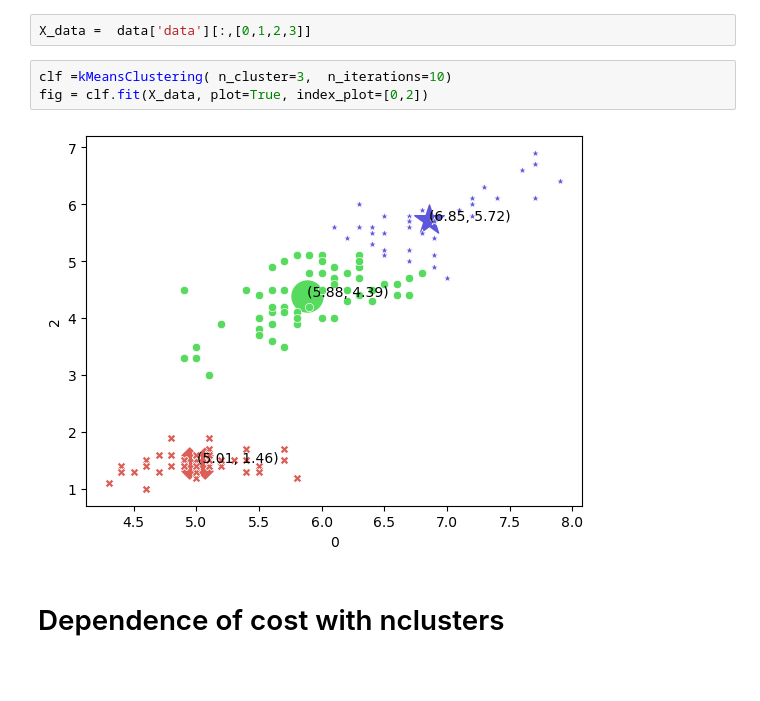
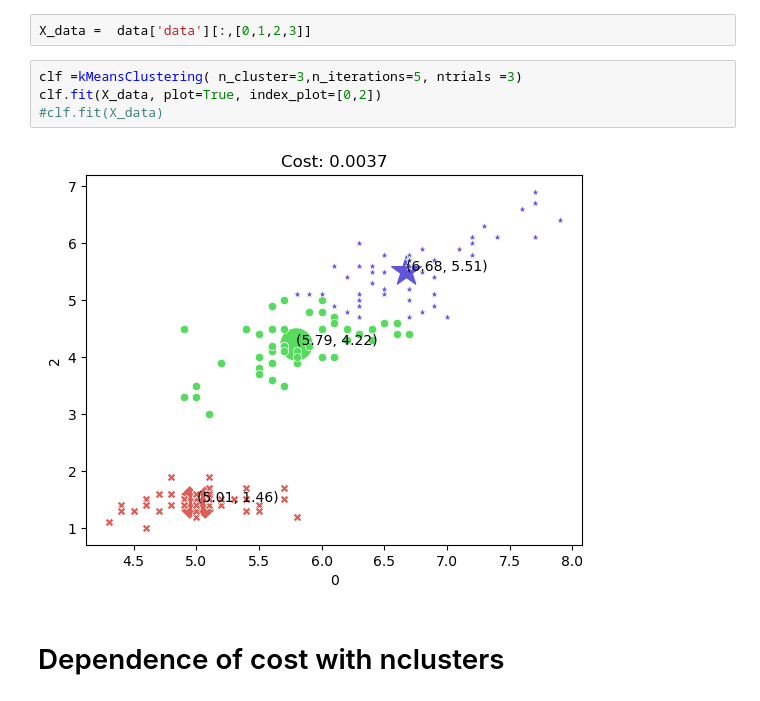
Before and after one commit to soumenhalder/ML, a Jupyter notebook: clustering/Kmeans_clustering.ipynb, the cells around one changed output. Saved outputs shown, nothing was run; the diff lists cells and outputs as text; blank space fills up the shorter version.

```diff
--- a/clustering/Kmeans_clustering.ipynb
+++ b/clustering/Kmeans_clustering.ipynb
@@ -80,10 +96,11 @@ class kMeansClustering:
 # %%
 X_data =  data['data'][:,[0,1,2,3]]
 # %%
-clf =kMeansClustering( n_cluster=3,  n_iterations=10)
-fig = clf.fit(X_data, plot=True, index_plot=[0,2])
+clf =kMeansClustering( n_cluster=3,n_iterations=5, ntrials =3)
+clf.fit(X_data, plot=True, index_plot=[0,2])
+#clf.fit(X_data)
 # %% [output]
-[figure, old version]
+[figure, new version]
 # %% [markdown]
 # Dependence of cost with nclusters
 # %%
```
Also changed, not shown: parts of 14 cells of this notebook.
